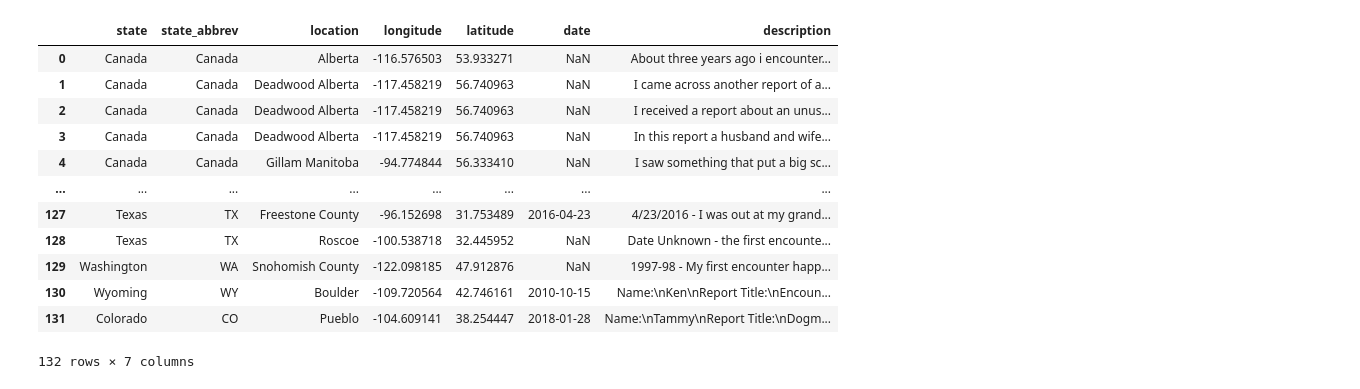
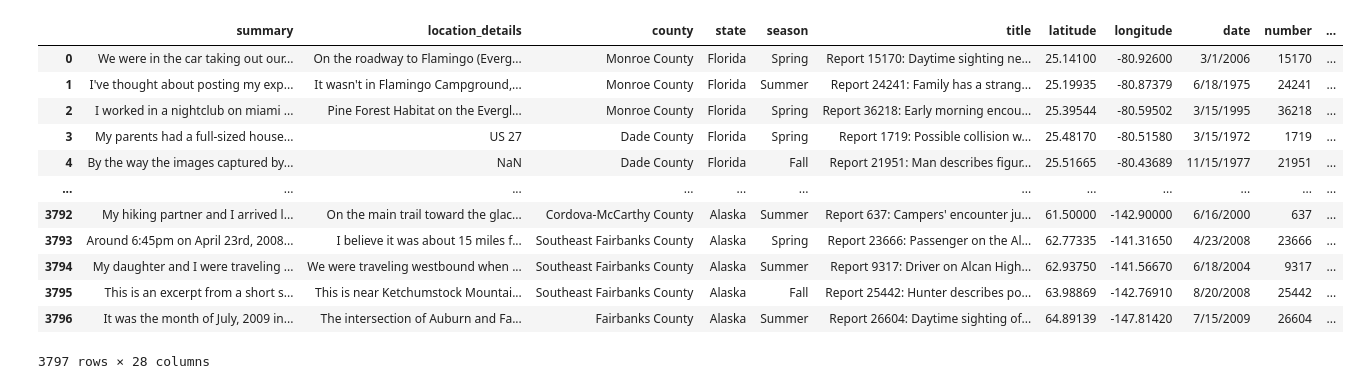
Before and after one commit to Ashlander0/Mapping-The-Truth, a Jupyter notebook: static/jsonifier.ipynb, the cells around one changed output. Drawn from its saved outputs; the diff is of its cells as text; code cells hidden in the pictures.

```diff
--- a/static/jsonifier.ipynb
+++ b/static/jsonifier.ipynb
@@ -1,27 +1,27 @@
 # %%
 import json
 import pandas as pd
 
-file = 'dogman'
+file = 'bigfoot'
 filepath = f'../Data/{file}.csv'
 
 data = pd.read_csv(filepath)
 
 data
 # %% [output]
-|  | state | state_abbrev | location | longitude | latitude | date | description |
-| 0 | Canada | Canada | Alberta | -116.576503 | 53.933271 | NaN | About three years ago i encounter... |
-| 1 | Canada | Canada | Deadwood Alberta | -117.458219 | 56.740963 | NaN | I came across another report of a... |
-| 2 | Canada | Canada | Deadwood Alberta | -117.458219 | 56.740963 | NaN | I received a report about an unus... |
-| 3 | Canada | Canada | Deadwood Alberta | -117.458219 | 56.740963 | NaN | In this report a husband and wife... |
-| 4 | Canada | Canada | Gillam Manitoba | -94.774844 | 56.333410 | NaN | I saw something that put a big sc... |
-| ... | ... | ... | ... | ... | ... | ... | ... |
-| 127 | Texas | TX | Freestone County | -96.152698 | 31.753489 | 2016-04-23 | 4/23/2016 - I was out at my grand... |
-| 128 | Texas | TX | Roscoe | -100.538718 | 32.445952 | NaN | Date Unknown - the first encounte... |
-| 129 | Washington | WA | Snohomish County | -122.098185 | 47.912876 | NaN | 1997-98 - My first encounter happ... |
-| 130 | Wyoming | WY | Boulder | -109.720564 | 42.746161 | 2010-10-15 | Name:\nKen\nReport Title:\nEncoun... |
-| 131 | Colorado | CO | Pueblo | -104.609141 | 38.254447 | 2018-01-28 | Name:\nTammy\nReport Title:\nDogm... |
+|  | summary | location_details | county | state | season | title | latitude | longitude | date | number | ... |
+| 0 | We were in the car taking out our... | On the roadway to Flamingo (Everg... | Monroe County | Florida | Spring | Report 15170: Daytime sighting ne... | 25.14100 | -80.92600 | 3/1/2006 | 15170 | ... |
+| 1 | I've thought about posting my exp... | It wasn't in Flamingo Campground,... | Monroe County | Florida | Summer | Report 24241: Family has a strang... | 25.19935 | -80.87379 | 6/18/1975 | 24241 | ... |
+| 2 | I worked in a nightclub on miami ... | Pine Forest Habitat on the Evergl... | Monroe County | Florida | Spring | Report 36218: Early morning encou... | 25.39544 | -80.59502 | 3/15/1995 | 36218 | ... |
+| 3 | My parents had a full-sized house... | US 27 | Dade County | Florida | Spring | Report 1719: Possible collision w... | 25.48170 | -80.51580 | 3/15/1972 | 1719 | ... |
+| 4 | By the way the images captured by... | NaN | Dade County | Florida | Fall | Report 21951: Man describes figur... | 25.51665 | -80.43689 | 11/15/1977 | 21951 | ... |
+| ... | ... | ... | ... | ... | ... | ... | ... | ... | ... | ... | ... |
+| 3792 | My hiking partner and I arrived l... | On the main trail toward the glac... | Cordova-McCarthy County | Alaska | Summer | Report 637: Campers' encounter ju... | 61.50000 | -142.90000 | 6/16/2000 | 637 | ... |
+| 3793 | Around 6:45pm on April 23rd, 2008... | I believe it was about 15 miles f... | Southeast Fairbanks County | Alaska | Spring | Report 23666: Passenger on the Al... | 62.77335 | -141.31650 | 4/23/2008 | 23666 | ... |
+| 3794 | My daughter and I were traveling ... | We were traveling westbound when ... | Southeast Fairbanks County | Alaska | Summer | Report 9317: Driver on Alcan High... | 62.93750 | -141.56670 | 6/18/2004 | 9317 | ... |
+| 3795 | This is an excerpt from a short s... | This is near Ketchumstock Mountai... | Southeast Fairbanks County | Alaska | Fall | Report 25442: Hunter describes po... | 63.98869 | -142.76910 | 8/20/2008 | 25442 | ... |
+| 3796 | It was the month of July, 2009 in... | The intersection of Auburn and Fa... | Fairbanks County | Alaska | Summer | Report 26604: Daytime sighting of... | 64.89139 | -147.81420 | 7/15/2009 | 26604 | ... |
-132 rows × 7 columns
+3797 rows × 28 columns
 # %%
 dataone = data[data['latitude'].notna()]
 dataone = dataone[dataone['longitude'].notna()]
```
Also changed, not shown: parts of 3 cells of this notebook, 12 other files.
